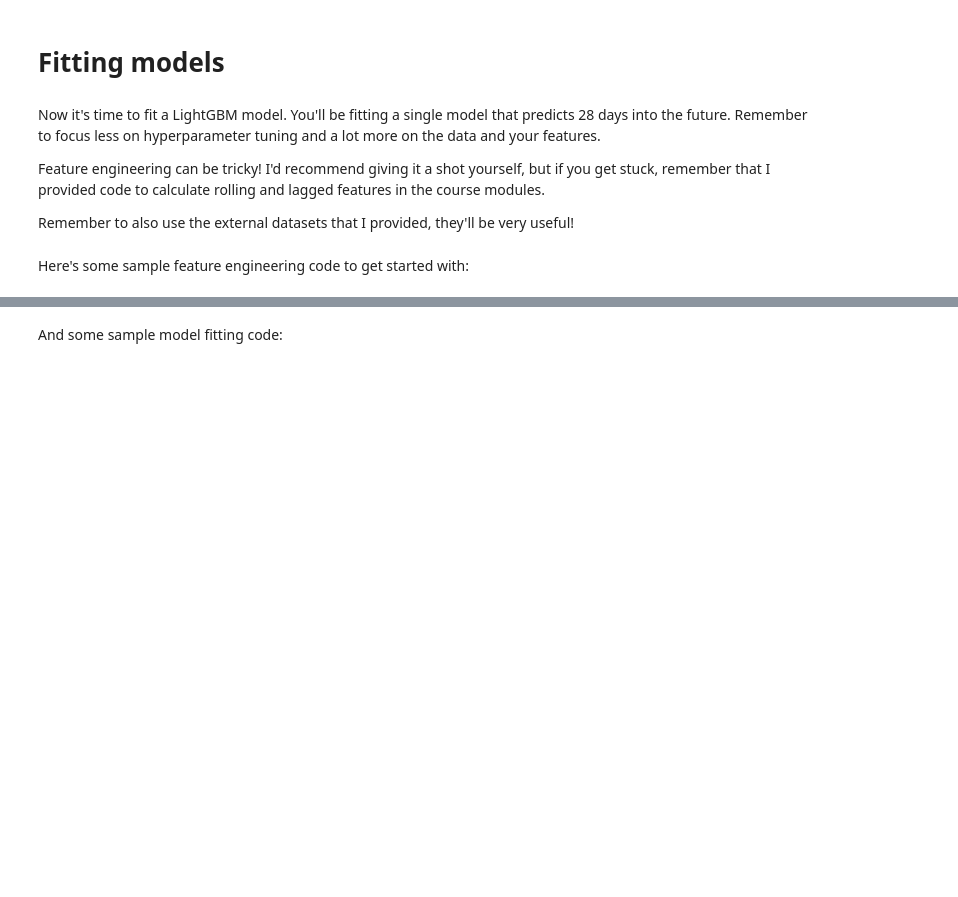
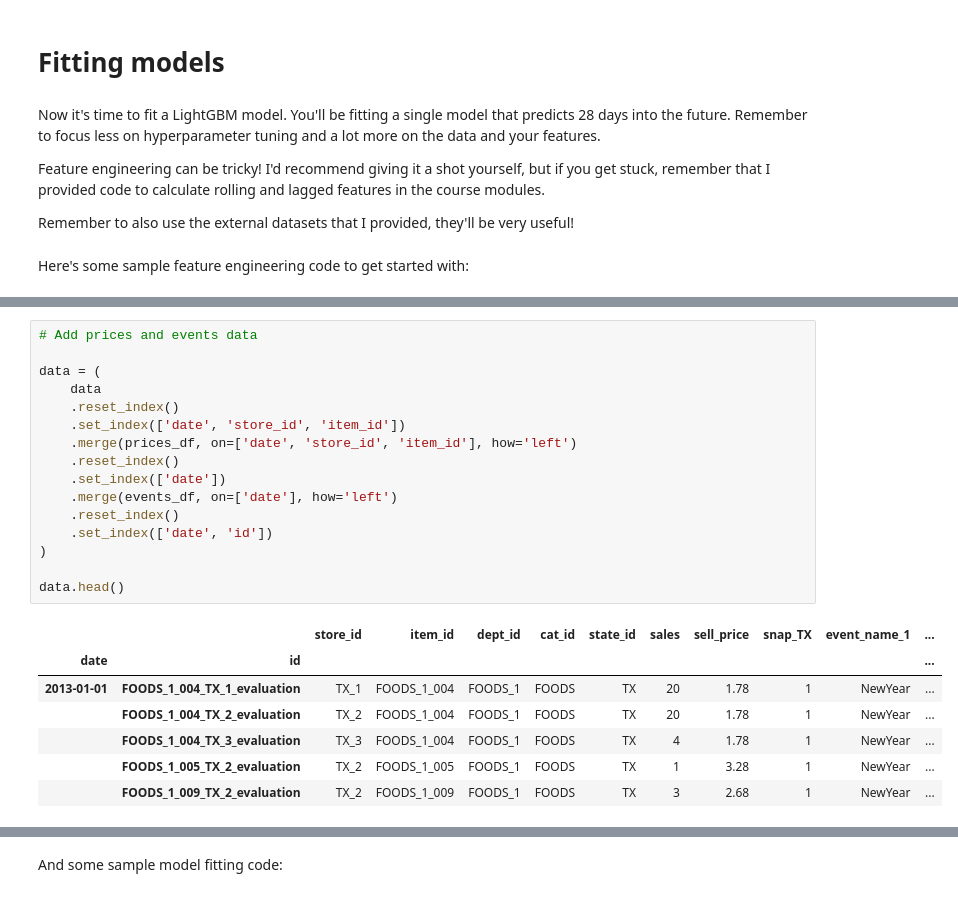
Before and after one commit to eliekawerk/corise-ml-forecasting, a Jupyter notebook: project_2.ipynb, the cells around one changed output, grey strips where cells are left out. Drawn from its saved outputs; the diff is of its cells as text; blank space fills up the shorter version.

```diff
--- a/project_2.ipynb
+++ b/project_2.ipynb
@@ -276,0 +274,24 @@ def feature_engineering(df):
+# %%
+# Add prices and events data
+
+data = (
+    data
+    .reset_index()
+    .set_index(['date', 'store_id', 'item_id'])
+    .merge(prices_df, on=['date', 'store_id', 'item_id'], how='left')
+    .reset_index()
+    .set_index(['date'])
+    .merge(events_df, on=['date'], how='left')
+    .reset_index()
+    .set_index(['date', 'id'])
+)
+
+data.head()
+# %% [output]
+|  |  | store_id | item_id | dept_id | cat_id | state_id | sales | sell_price | snap_TX | event_name_1 | ... |
+| date | id |  |  |  |  |  |  |  |  |  | ... |
+| 2013-01-01 | FOODS_1_004_TX_1_evaluation | TX_1 | FOODS_1_004 | FOODS_1 | FOODS | TX | 20 | 1.78 | 1 | NewYear | ... |
+|  | FOODS_1_004_TX_2_evaluation | TX_2 | FOODS_1_004 | FOODS_1 | FOODS | TX | 20 | 1.78 | 1 | NewYear | ... |
+|  | FOODS_1_004_TX_3_evaluation | TX_3 | FOODS_1_004 | FOODS_1 | FOODS | TX | 4 | 1.78 | 1 | NewYear | ... |
+|  | FOODS_1_005_TX_2_evaluation | TX_2 | FOODS_1_005 | FOODS_1 | FOODS | TX | 1 | 3.28 | 1 | NewYear | ... |
+|  | FOODS_1_009_TX_2_evaluation | TX_2 | FOODS_1_009 | FOODS_1 | FOODS | TX | 3 | 2.68 | 1 | NewYear | ... |
```
Also changed, not shown: parts of 18 cells of this notebook.
